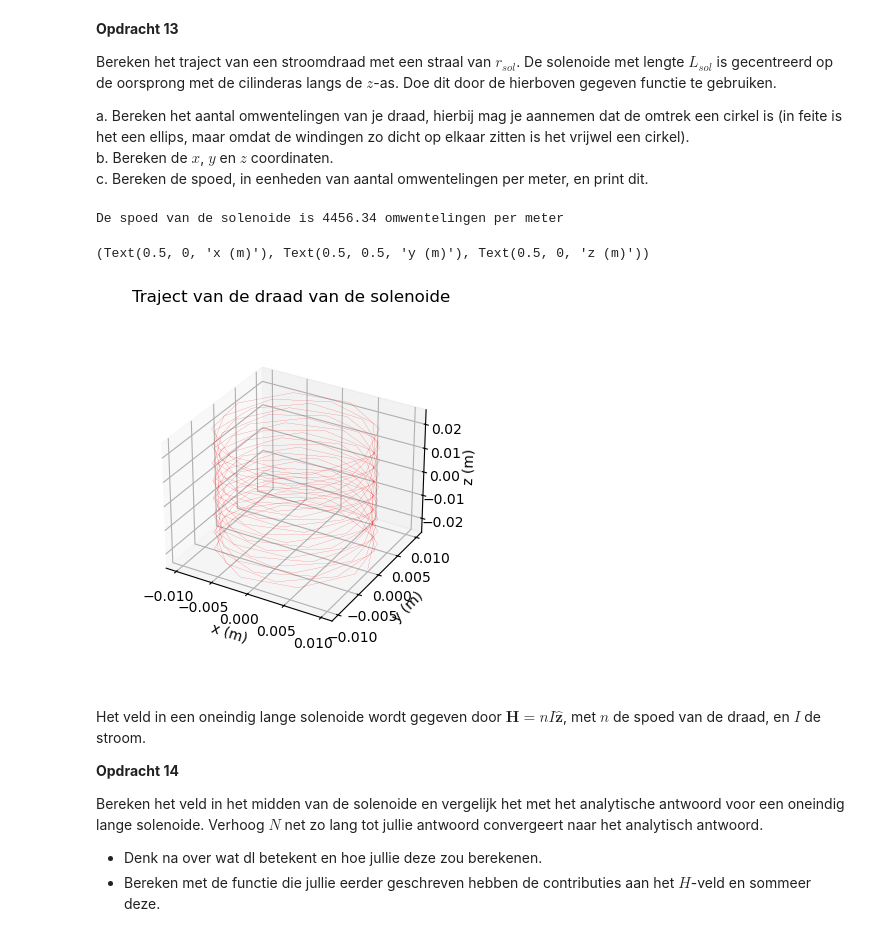
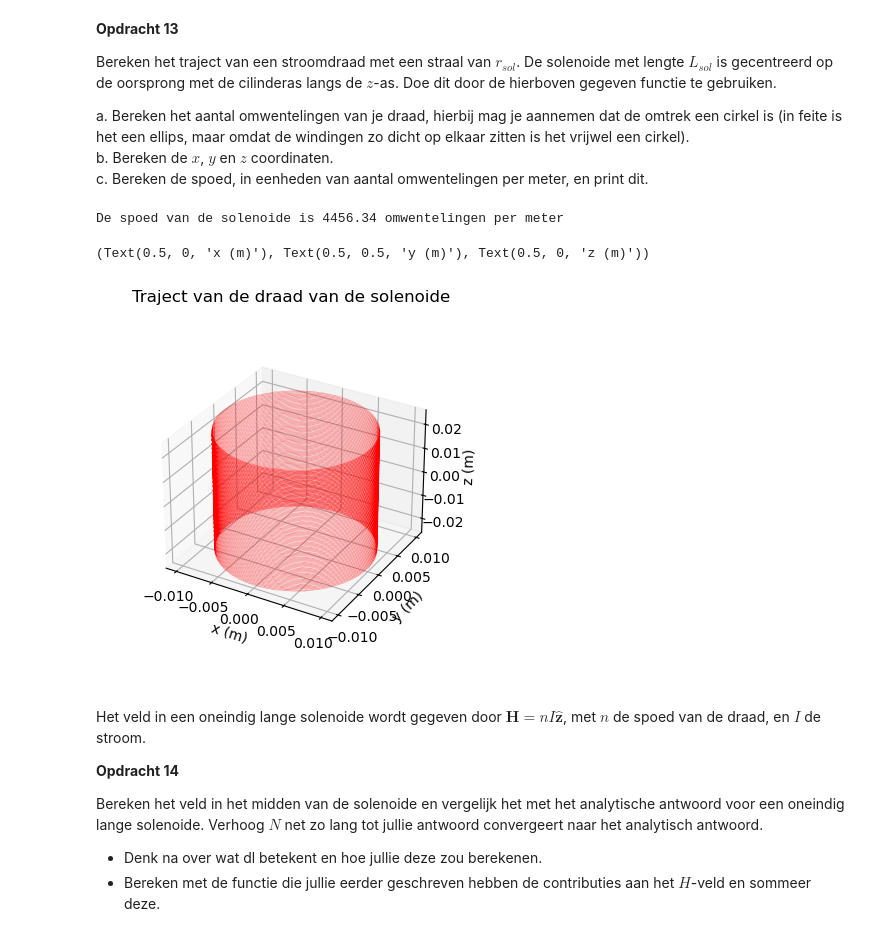
Before and after one commit to beanmachine123/opdrachten-DEF-D, a Jupyter notebook: 2KrachtactuatorOpdracht/2KrachtactuatorOpdracht/KrachtactuatorOpdracht.ipynb, the cells around one changed output. Cells and saved outputs as stored; diff of their text form; code cells hidden in the pictures.

```diff
--- a/2KrachtactuatorOpdracht/2KrachtactuatorOpdracht/KrachtactuatorOpdracht.ipynb
+++ b/2KrachtactuatorOpdracht/2KrachtactuatorOpdracht/KrachtactuatorOpdracht.ipynb
@@ -465,32 +465,32 @@ c. Bereken de spoed, in eenheden van aantal omwentelingen per meter, en print di
 # %%
 l_draad = 14 # Lengte draad
 r_sol = 0.01 # Straal solenoide
 L_sol = 0.05 # Lengte solenoide
-N = 200 # Aantal punten
+N = 5000 # Aantal punten
 
 I = I_deur
 
 #a)
 aantal_omwentelingen = l_draad/(2*np.pi*r_sol)
 # Aantal omwentelingen van de draad, berekend uit de lengte van de draad en de straal van de solenoide
 
 #b)
 x,y,z = parametrisatie(N,r_sol,aantal_omwentelingen,L_sol)
 
 #c)
 n = aantal_omwentelingen/L_sol
 print(f'De spoed van de solenoide is {n:.2f} omwentelingen per meter')
 
 # Enkele plots
 ax=plt.figure().add_subplot(projection='3d')
 plt.title('Traject van de draad van de solenoide')
 plt.plot(x, y, z, '-r', linewidth=0.1)
 ax.set_box_aspect(aspect=None, zoom=0.8)
 ax.set_xlabel('x (m)'), ax.set_ylabel('y (m)'), ax.set_zlabel('z (m)')
 # %% [output]
 De spoed van de solenoide is 4456.34 omwentelingen per meter
 (Text(0.5, 0, 'x (m)'), Text(0.5, 0.5, 'y (m)'), Text(0.5, 0, 'z (m)'))
-[figure, old version]
+[figure, new version]
 # %% [markdown]
 Het veld in een oneindig lange solenoide wordt gegeven door $\mathbf{H} = n I \hat{\mathbf{z}}$, met $n$ de spoed van de draad, en $I$ de stroom.
 
```
Also changed, not shown: parts of 2 cells of this notebook.
